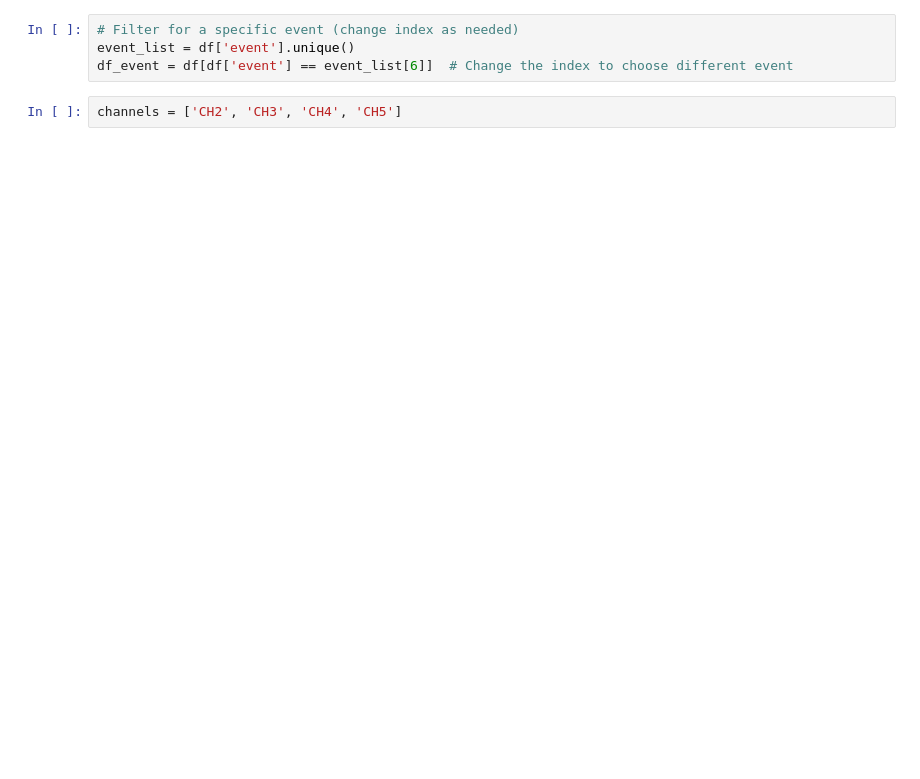
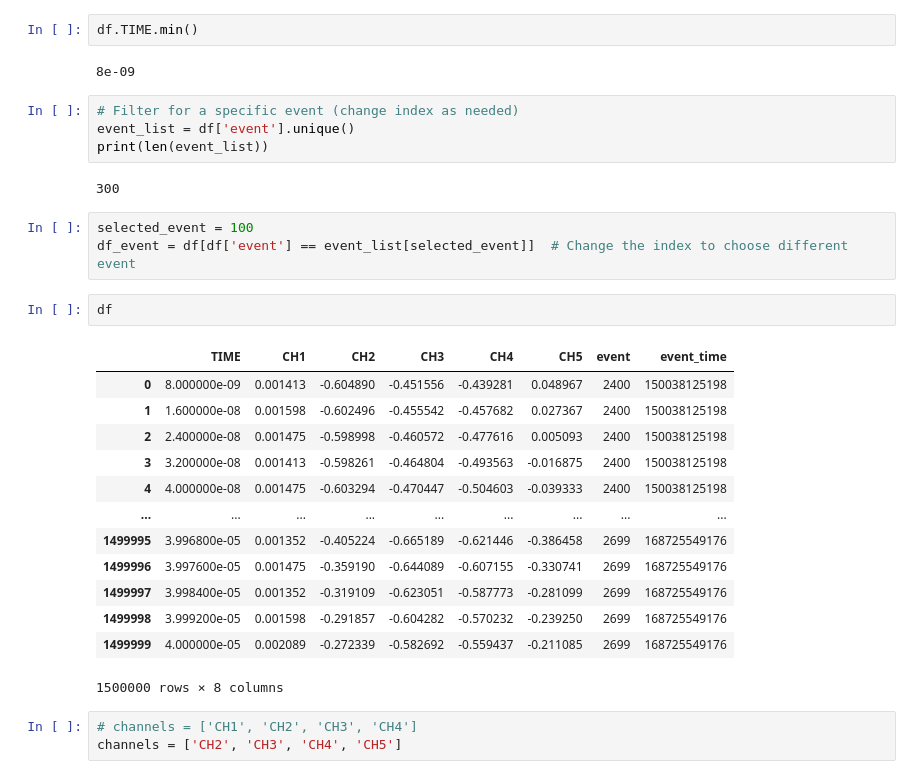
Before and after one commit to mariandbt/CIGAR, a Jupyter notebook: notebooks/DisplayWf.ipynb, the cells around one changed output. Cells and saved outputs as stored; diff of their text form; blank space fills up the shorter version.

```diff
--- a/notebooks/DisplayWf.ipynb
+++ b/notebooks/DisplayWf.ipynb
@@ -68,8 +97,34 @@ df = parse_wf_from_binary(f"{run_dir}/Acq_dig2-192.168.0.254_20251015162411-05.b
+# %%
+df.TIME.min()
+# %% [output]
+8e-09
 # %%
 # Filter for a specific event (change index as needed)
 event_list = df['event'].unique()
-df_event = df[df['event'] == event_list[6]]  # Change the index to choose different event
+print(len(event_list))
+# %% [output]
+300
+# %%
+selected_event = 100
+df_event = df[df['event'] == event_list[selected_event]]  # Change the index to choose different event
+# %%
+df
+# %% [output]
+|  | TIME | CH1 | CH2 | CH3 | CH4 | CH5 | event | event_time |
+| 0 | 8.000000e-09 | 0.001413 | -0.604890 | -0.451556 | -0.439281 | 0.048967 | 2400 | 150038125198 |
+| 1 | 1.600000e-08 | 0.001598 | -0.602496 | -0.455542 | -0.457682 | 0.027367 | 2400 | 150038125198 |
+| 2 | 2.400000e-08 | 0.001475 | -0.598998 | -0.460572 | -0.477616 | 0.005093 | 2400 | 150038125198 |
+| 3 | 3.200000e-08 | 0.001413 | -0.598261 | -0.464804 | -0.493563 | -0.016875 | 2400 | 150038125198 |
+| 4 | 4.000000e-08 | 0.001475 | -0.603294 | -0.470447 | -0.504603 | -0.039333 | 2400 | 150038125198 |
+| ... | ... | ... | ... | ... | ... | ... | ... | ... |
+| 1499995 | 3.996800e-05 | 0.001352 | -0.405224 | -0.665189 | -0.621446 | -0.386458 | 2699 | 168725549176 |
+| 1499996 | 3.997600e-05 | 0.001475 | -0.359190 | -0.644089 | -0.607155 | -0.330741 | 2699 | 168725549176 |
+| 1499997 | 3.998400e-05 | 0.001352 | -0.319109 | -0.623051 | -0.587773 | -0.281099 | 2699 | 168725549176 |
+| 1499998 | 3.999200e-05 | 0.001598 | -0.291857 | -0.604282 | -0.570232 | -0.239250 | 2699 | 168725549176 |
+| 1499999 | 4.000000e-05 | 0.002089 | -0.272339 | -0.582692 | -0.559437 | -0.211085 | 2699 | 168725549176 |
+1500000 rows × 8 columns
 # %%
+# channels = ['CH1', 'CH2', 'CH3', 'CH4']
 channels = ['CH2', 'CH3', 'CH4', 'CH5']
 # %%
 # Create subplots: 2 rows, 1 column
```
Also changed, not shown: parts of 4 cells of this notebook, 1 other file.
